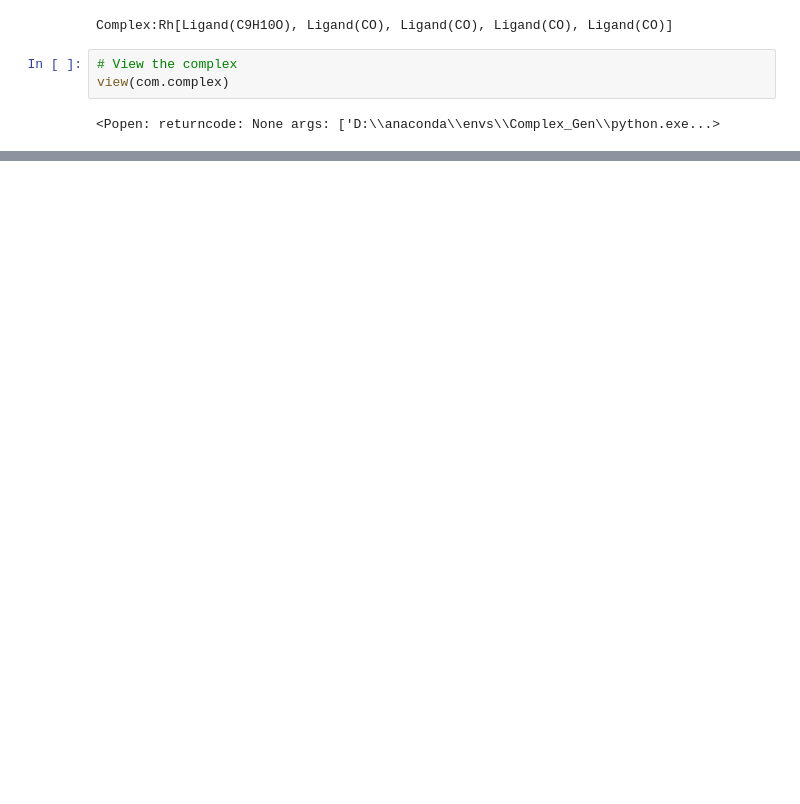
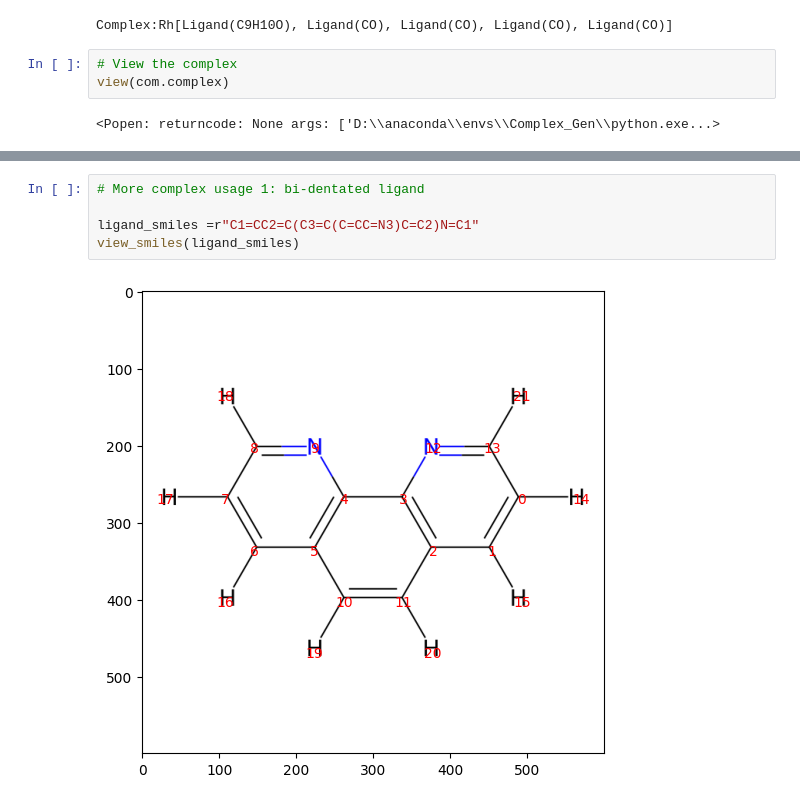
Before and after one commit to Long1Corn/Complex_Gen, a Jupyter notebook: sample_codes.ipynb, the cells around one changed output, grey strips where cells are left out. Saved outputs shown, nothing was run; the diff lists cells and outputs as text; blank space fills up the shorter version.

Commit message:
UPDATE give more sample usages

```diff
--- a/sample_codes.ipynb
+++ b/sample_codes.ipynb
@@ -63,3 +64,10 @@ C -1.09000000 1.88793538 0.00000000
 O -1.69000000 2.92716586 0.00000000
 C -1.09000000 -1.88793538 0.00000000
 O -1.69000000 -2.92716586 0.00000000
+# %%
+# More complex usage 1: bi-dentated ligand
+
+ligand_smiles =r"C1=CC2=C(C3=C(C=CC=N3)C=C2)N=C1"
+view_smiles(ligand_smiles)
+# %% [output]
+[figure, added]
```
Also changed, not shown: parts of 7 cells of this notebook, 3 other files.
